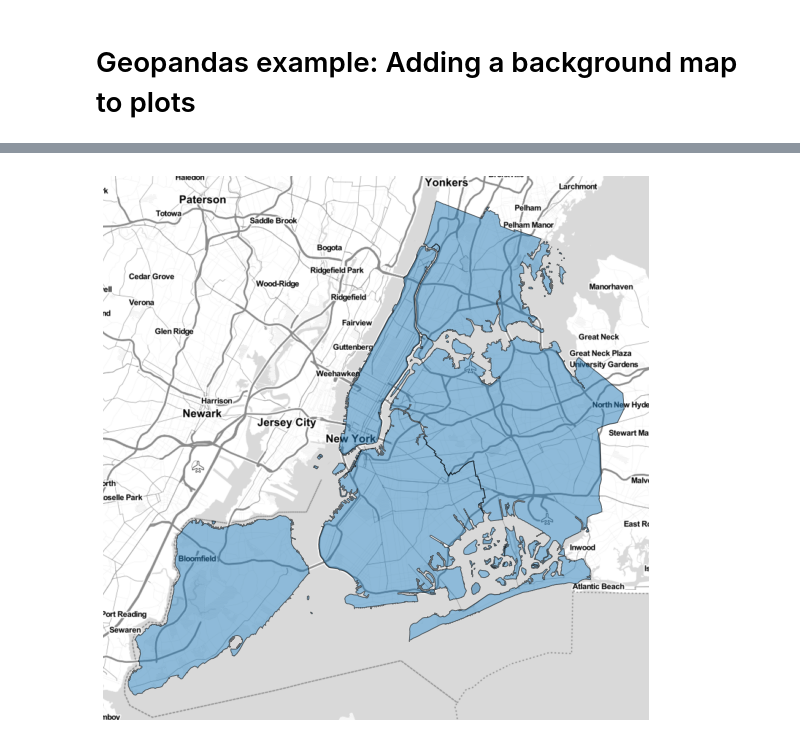
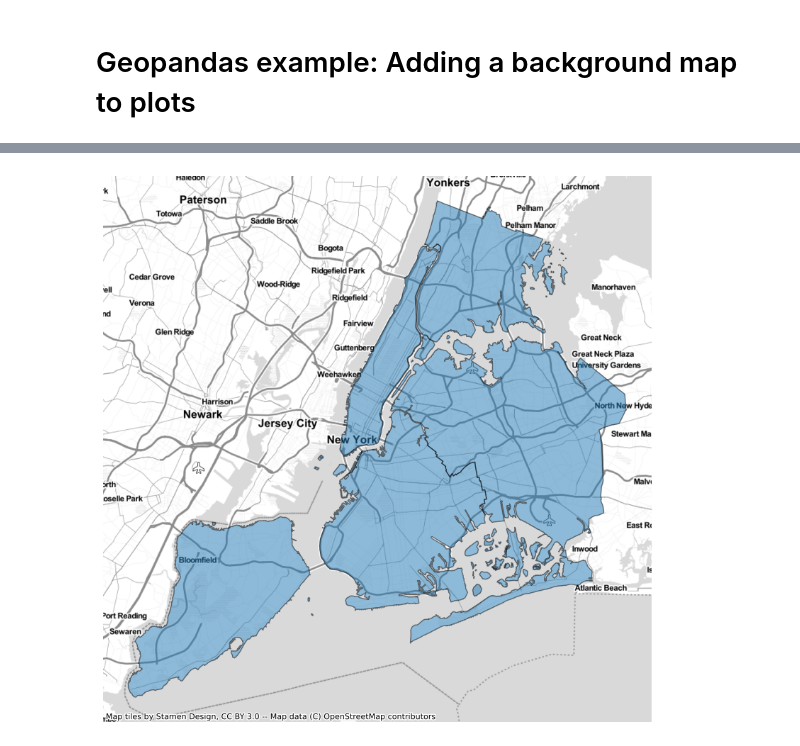
Before and after one commit to simoneSantoni/data-viz-smm635, a Jupyter notebook: beamers/geospatialData/python_modules.ipynb, the cells around one changed output, grey strips where cells are left out. Drawn from its saved outputs; the diff is of its cells as text; code cells hidden in the pictures.

```diff
--- a/beamers/geospatialData/python_modules.ipynb
+++ b/beamers/geospatialData/python_modules.ipynb
@@ -433,7 +415,7 @@ map tiles (be careful to not specify a too high `zoom` level, as this can
 result in a large download):
 '''
 
-
+import contextily as cx
 ax = df.plot(figsize=(10, 10), alpha=0.5, edgecolor='k')
-add_basemap(ax, zoom=10)
+cx.add_basemap(ax, zoom=10)
 # %% [output]
@@ -441,11 +423,11 @@ add_basemap(ax, zoom=10)
 # %%
 '''
 By default, contextily uses the Stamen Terrain style. We can specify a
-different style using ``ctx.sources``:
+different style using ``source``:
 '''
 
 ax = df.plot(figsize=(10, 10), alpha=0.5, edgecolor='k')
-add_basemap(ax, zoom=11,  rl=ctx.sources.ST_TONER_LITE)
+cx.add_basemap(ax, zoom=11,  source=cx.providers.Stamen.TonerLite)
 ax.set_axis_off()
 # %% [output]
-[figure, old version]
+[figure, new version]
```
Also changed, not shown: parts of 8 cells of this notebook, 2 other files.
